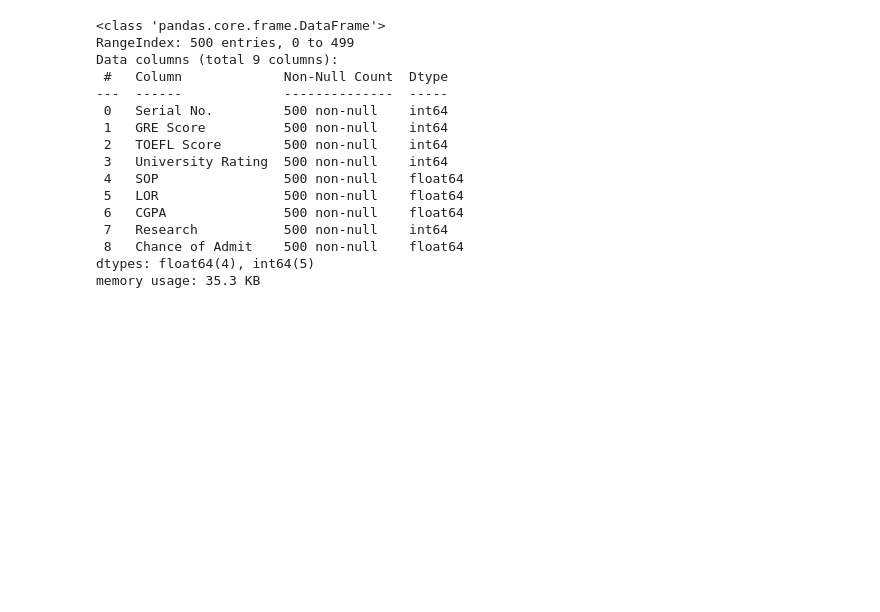
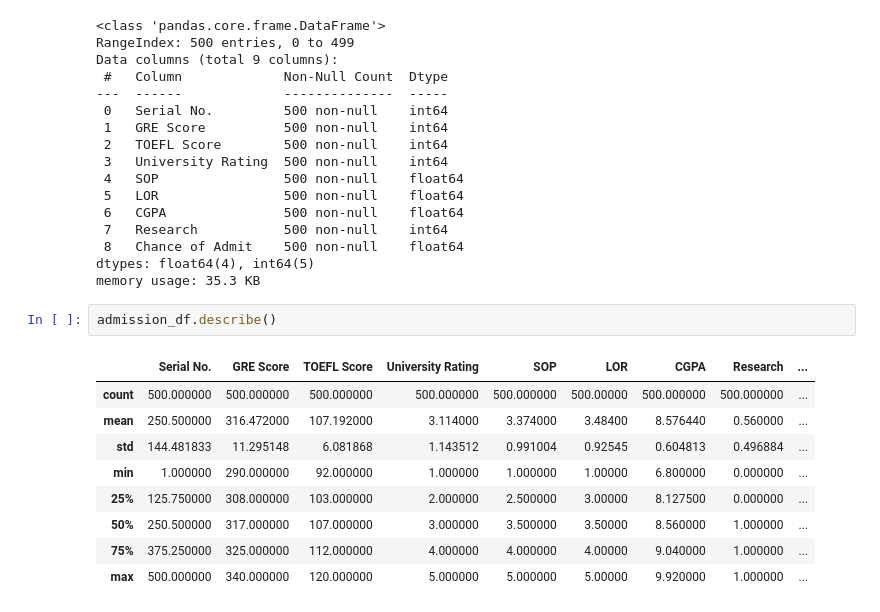
Before and after one commit to AlvaroBishop/GraduateSchoolAcceptancePrediction, a Jupyter notebook: Graduate_Admission_Prediction.ipynb, the cells around one changed output. Cells and saved outputs as stored; diff of their text form; blank space fills up the shorter version.

```diff
--- a/Graduate_Admission_Prediction.ipynb
+++ b/Graduate_Admission_Prediction.ipynb
@@ -42,3 +42,15 @@ Data columns (total 9 columns):
  8   Chance of Admit    500 non-null    float64
 dtypes: float64(4), int64(5)
 memory usage: 35.3 KB
+# %%
+admission_df.describe()
+# %% [output]
+|  | Serial No. | GRE Score | TOEFL Score | University Rating | SOP | LOR | CGPA | Research | ... |
+| count | 500.000000 | 500.000000 | 500.000000 | 500.000000 | 500.000000 | 500.00000 | 500.000000 | 500.000000 | ... |
+| mean | 250.500000 | 316.472000 | 107.192000 | 3.114000 | 3.374000 | 3.48400 | 8.576440 | 0.560000 | ... |
+| std | 144.481833 | 11.295148 | 6.081868 | 1.143512 | 0.991004 | 0.92545 | 0.604813 | 0.496884 | ... |
+| min | 1.000000 | 290.000000 | 92.000000 | 1.000000 | 1.000000 | 1.00000 | 6.800000 | 0.000000 | ... |
+| 25% | 125.750000 | 308.000000 | 103.000000 | 2.000000 | 2.500000 | 3.00000 | 8.127500 | 0.000000 | ... |
+| 50% | 250.500000 | 317.000000 | 107.000000 | 3.000000 | 3.500000 | 3.50000 | 8.560000 | 1.000000 | ... |
+| 75% | 375.250000 | 325.000000 | 112.000000 | 4.000000 | 4.000000 | 4.00000 | 9.040000 | 1.000000 | ... |
+| max | 500.000000 | 340.000000 | 120.000000 | 5.000000 | 5.000000 | 5.00000 | 9.920000 | 1.000000 | ... |
```
Also changed, not shown: parts of 4 cells of this notebook.
